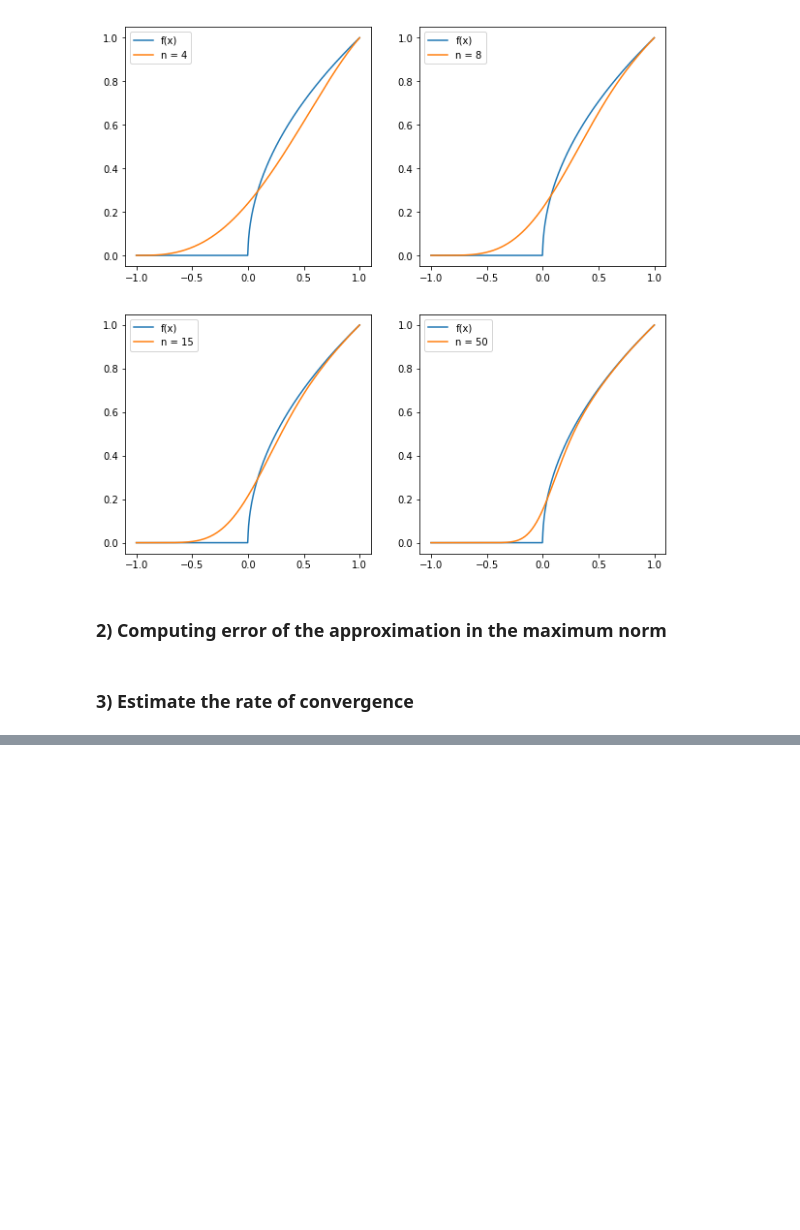
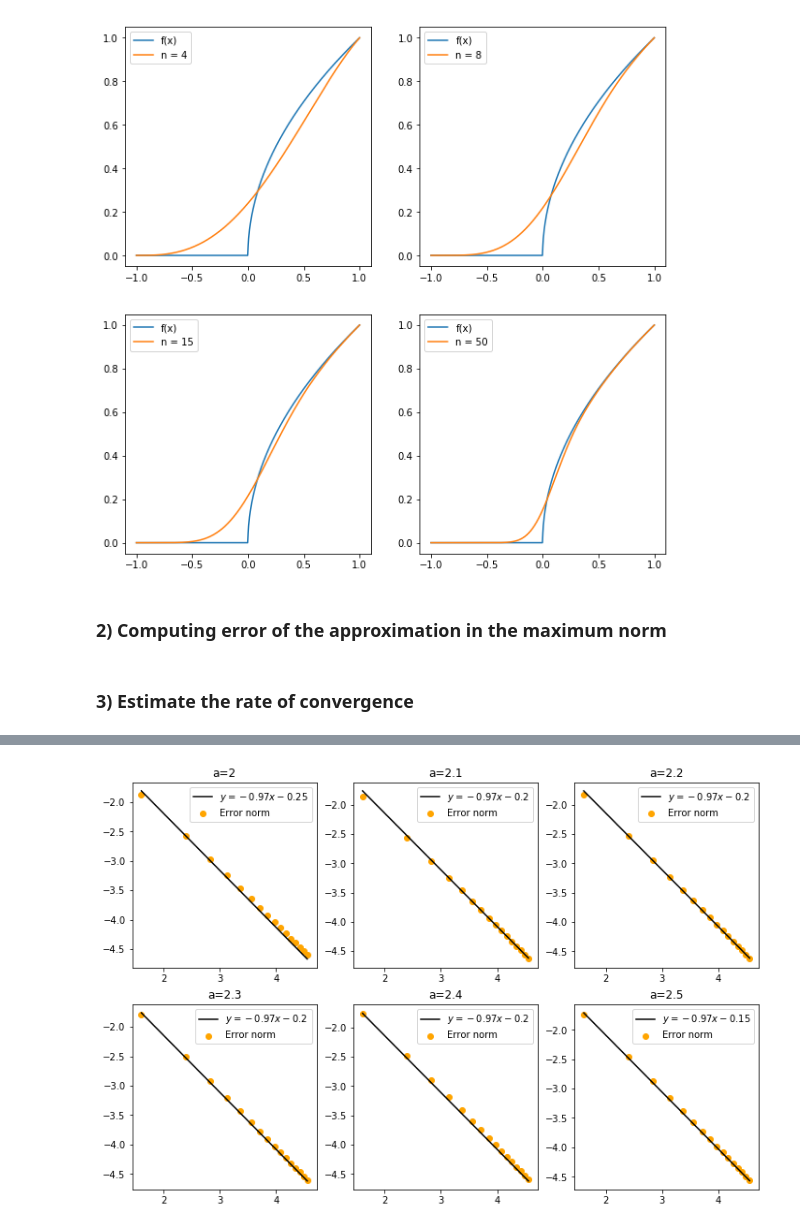
Before and after one commit to cjkim3728/Final-Lab, a Jupyter notebook: final lab.ipynb, the cells around one changed output, grey strips where cells are left out. Drawn from its saved outputs; the diff is of its cells as text; code cells hidden in the pictures; blank space fills up the shorter version.

```diff
--- a/final lab.ipynb
+++ b/final lab.ipynb
@@ -1026,0 +1084,89 @@ plt.show()
+# %%
+xarray = np.linspace(-1,1,1000)
+nlist = np.array(range(5,100,6))
+lognlist = []
+for n in nlist:
+    lognlist.append(np.log(n))
+fig = plt.figure(figsize=(12,8))
+
+a = 2
+ylist = []
+for n in nlist:
+    ylist.append(np.log(normDiff(xarray,a,n)))
+nlin = []
+for n in lognlist:
+    nlin.append(-0.97*n-0.25)
+plt.subplot(231)
+plt.scatter(lognlist,ylist, color = 'orange', label = "Error norm")
+plt.plot(lognlist,nlin, color = 'black', label = "$y = -0.97x-0.25$")
+plt.legend(loc = 'upper right')
+plt.title('a=2')
+
+a = 2.1
+ylist = []
+for n in nlist:
+    ylist.append(np.log(normDiff(xarray,a,n)))
+nlin = []
+for n in lognlist:
+    nlin.append(-0.97*n-0.2)
+plt.subplot(232)
+plt.scatter(lognlist,ylist, color = 'orange', label = "Error norm")
+plt.plot(lognlist,nlin, color = 'black', label = "$y = -0.97x-0.2$")
+plt.legend(loc = 'upper right')
+plt.title('a=2.1')
+
+a = 2.2
+ylist = []
+for n in nlist:
+    ylist.append(np.log(normDiff(xarray,a,n)))
+nlin = []
+for n in lognlist:
+    nlin.append(-0.97*n-0.2)
+plt.subplot(233)
+plt.scatter(lognlist,ylist, color = 'orange', label = "Error norm")
+plt.plot(lognlist,nlin, color = 'black', label = "$y = -0.97x-0.2$")
+plt.legend(loc = 'upper right')
+plt.title('a=2.2')
+
+a = 2.3
+ylist = []
+for n in nlist:
+    ylist.append(np.log(normDiff(xarray,a,n)))
+nlin = []
+for n in lognlist:
+    nlin.append(-0.97*n-0.2)
+plt.subplot(234)
+plt.scatter(lognlist,ylist, color = 'orange', label = "Error norm")
+plt.plot(lognlist,nlin, color = 'black', label = "$y = -0.97x-0.2$")
+plt.legend(loc = 'upper right')
+plt.title('a=2.3')
+
+a = 2.4
+ylist = []
+for n in nlist:
+    ylist.append(np.log(normDiff(xarray,a,n)))
+nlin = []
+for n in lognlist:
+    nlin.append(-0.97*n-0.2)
+plt.subplot(235)
+plt.scatter(lognlist,ylist, color = 'orange', label = "Error norm")
+plt.plot(lognlist,nlin, color = 'black', label = "$y = -0.97x-0.2$")
+plt.legend(loc = 'upper right')
+plt.title('a=2.4')
+
+a = 2.5
+ylist = []
+for n in nlist:
+    ylist.append(np.log(normDiff(xarray,a,n)))
+nlin = []
+for n in lognlist:
+    nlin.append(-0.97*n-0.15)
+plt.subplot(236)
+plt.scatter(lognlist,ylist, color = 'orange', label = "Error norm")
+plt.plot(lognlist,nlin, color = 'black', label = "$y = -0.97x-0.15$")
+plt.legend(loc = 'upper right')
+plt.title('a=2.5')
+
+plt.show()
+# %% [output]
+[figure, added]
```
Also changed, not shown: parts of 34 cells of this notebook.
